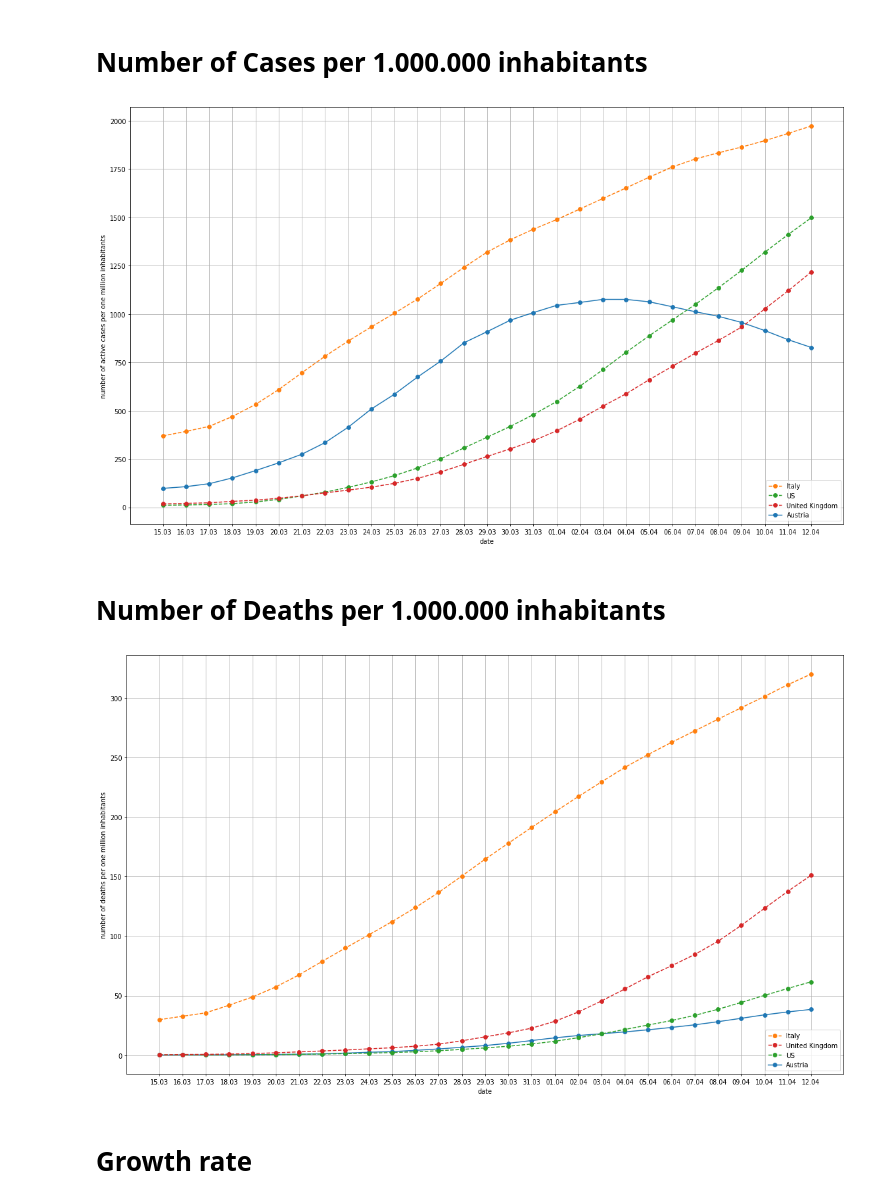
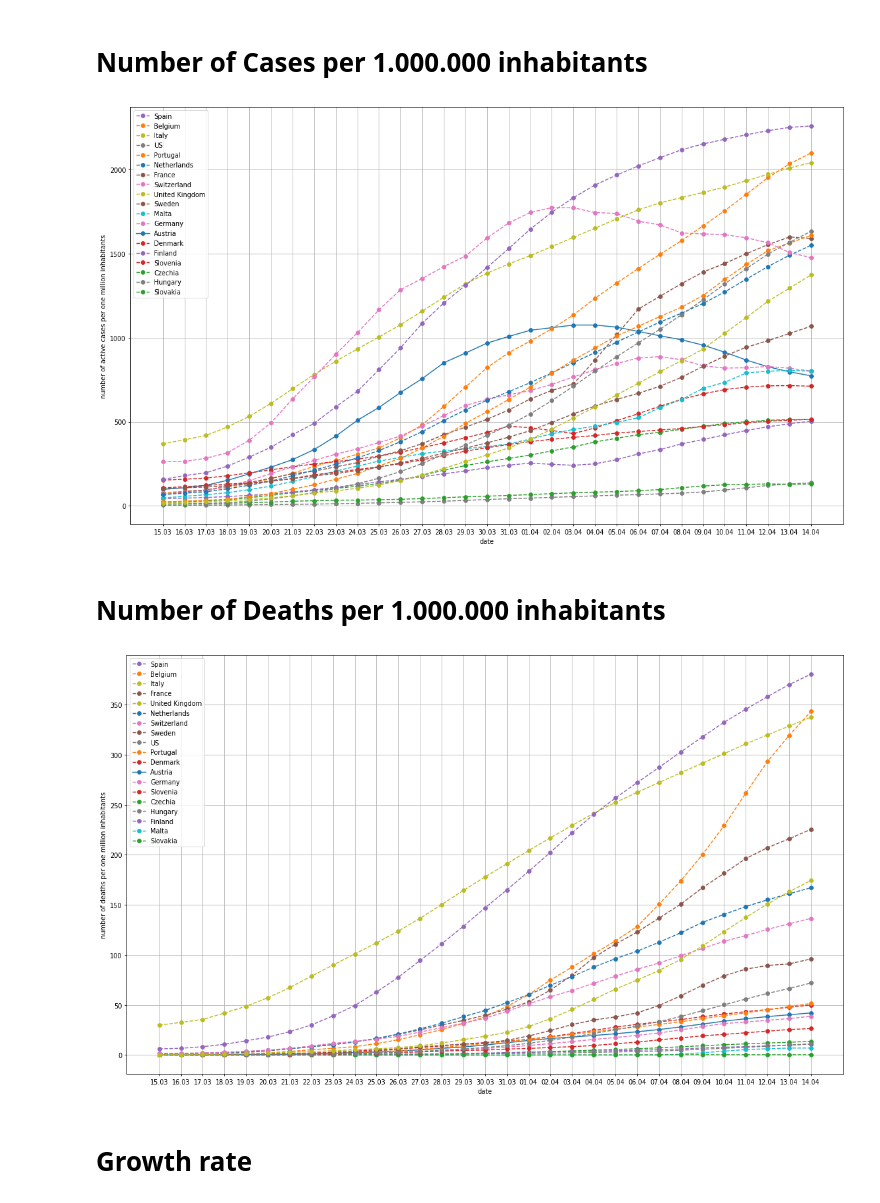
Before and after one commit to human-centered-ai-lab/app-covid-19-playground, a Jupyter notebook: covid_19_playground.ipynb, the cells around one changed output. Saved outputs shown, nothing was run; the diff lists cells and outputs as text; code cells hidden in the pictures.

```diff
--- a/covid_19_playground.ipynb
+++ b/covid_19_playground.ipynb
@@ -70,7 +70,7 @@ dots_per_inch = 70
 plt.figure( figsize=(width_in_inches, height_in_inches), dpi=dots_per_inch)
 
 #countriesOfInterest = ['Austria', 'Belgium', 'Denmark',  'Germany', 'Hungary',  'Italy', 'Netherlands', 'Slovenia', 'Spain', 'Sweden', 'Switzerland', 'US', 'United Kingdom']
-countriesOfInterest = ['Austria',  'Italy', 'US', 'United Kingdom']
+#countriesOfInterest = ['Austria',  'Italy', 'US', 'United Kingdom']
 
 datesToInspect = []
 x_axis_data = [];
@@ -85,35 +85,35 @@ i = 0
 for c in countriesOfInterest:
         y_axis_data = []
         for dataindex in datesToInspect:
             datafromonecontry = data[c]
             for daydata in datafromonecontry:
                 #print (daydata['date'], dataindex)
                 if daydata['date'] == dataindex:
                     cc = daydata['confirmed'] - daydata['recovered']
                     normalizedcc = cc * 1000000 / population[c]
                     v = normalizedcc
                     numberToOrder[i] = v
                     y_axis_data.append(v)
         y_axis_data_av = bn.move_mean(y_axis_data, window=3, min_count=1)
         ls = 'solid' if c == 'Austria' else '--'
         lines, = plt.plot(x_axis_data,  y_axis_data_av, label=c, linestyle=ls, marker='o')
         labels.append (c)
         i = i + 1
 
 LabelOrdering = []
 for e in sorted(numberToOrder.items(), key=lambda x: x[1], reverse=True):
   LabelOrdering.append (e[0])
 
 #plt.yscale('log')
 plt.xlabel("date")
 plt.ylabel("number of active cases per one million inhabitants")
 plt.grid(True)
 
 handles, labels = plt.gca().get_legend_handles_labels()
-plt.legend([handles[idx] for idx in LabelOrdering],[labels[idx] for idx in LabelOrdering], loc='lower right')
+plt.legend([handles[idx] for idx in LabelOrdering],[labels[idx] for idx in LabelOrdering], loc='upper left')
 plt.show()
 # %% [output]
-[figure, old version]
+[figure, new version]
 # %% [markdown]
 # Number of Deaths per 1.000.000 inhabitants
 # %%
@@ -163,10 +163,10 @@ plt.ylabel("number of deaths per one million inhabitants")
 plt.grid(True)
 
 handles, labels = plt.gca().get_legend_handles_labels()
-plt.legend([handles[idx] for idx in LabelOrdering],[labels[idx] for idx in LabelOrdering], loc='lower right')
+plt.legend([handles[idx] for idx in LabelOrdering],[labels[idx] for idx in LabelOrdering], loc='upper left')
 plt.show()
 # %% [output]
-[figure, old version]
+[figure, new version]
 # %% [markdown]
 # **Growth rate**
 # %%
```
Also changed, not shown: parts of 2 cells of this notebook.
